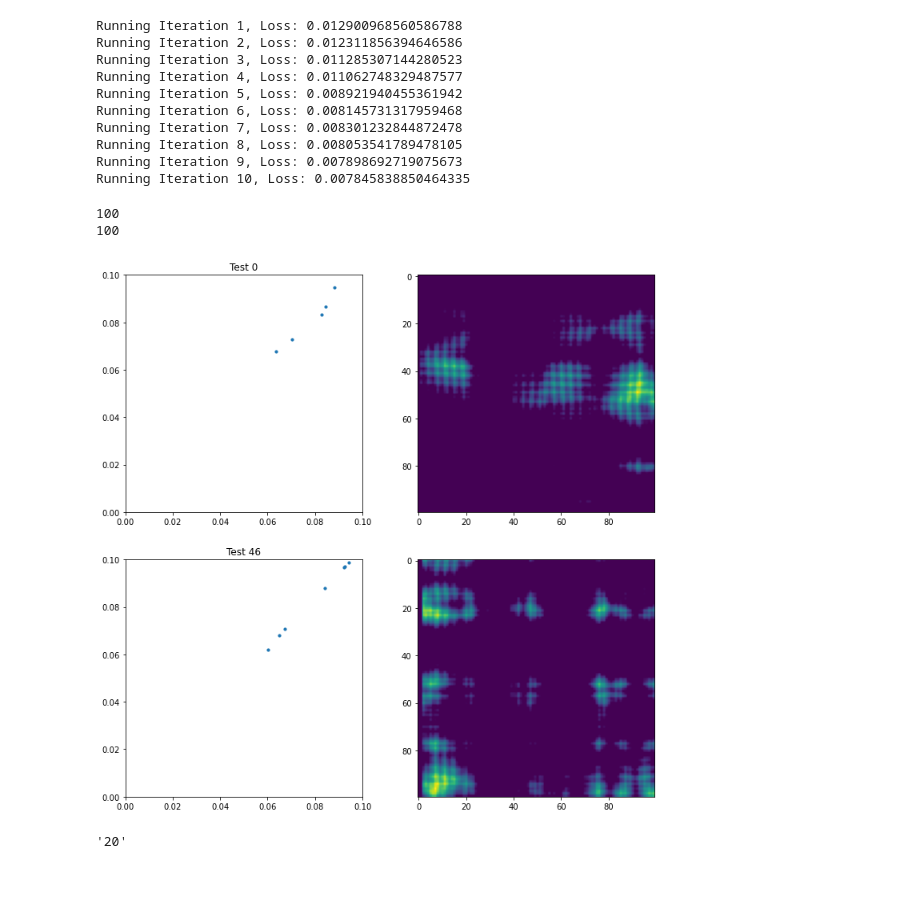
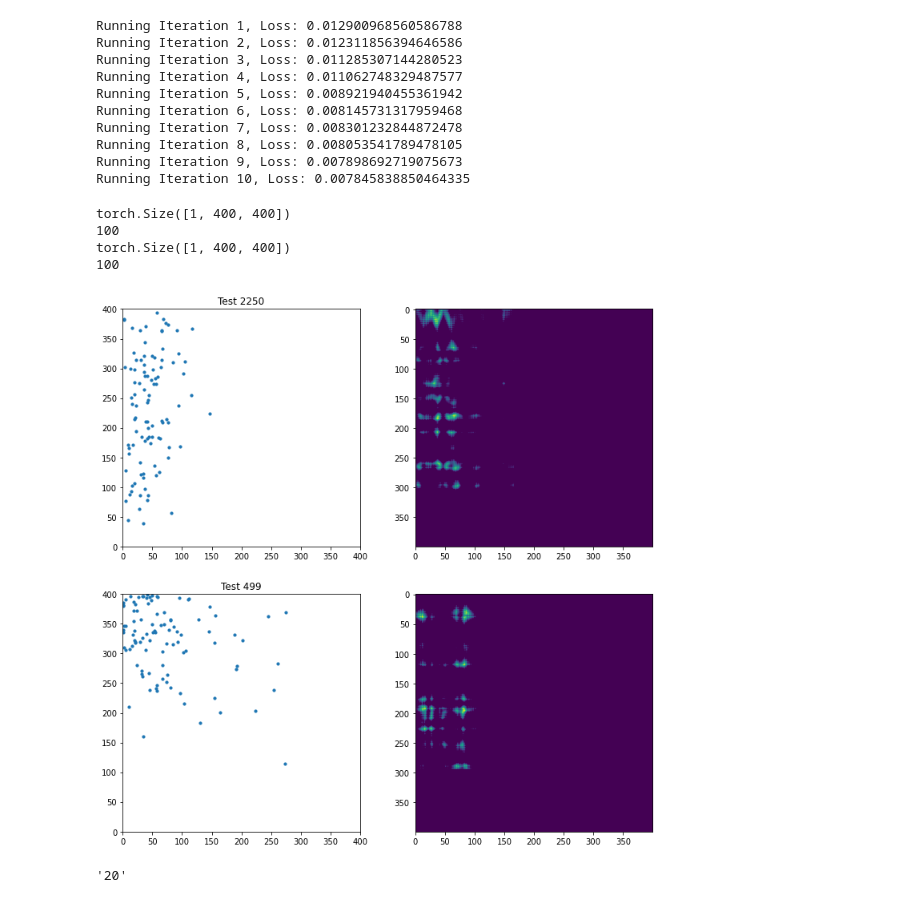
Before and after one commit to samsledje/D-SCRIPT, a Jupyter notebook: notebooks/geomloss.ipynb, the cells around one changed output. Cells and saved outputs as stored; diff of their text form; code cells hidden in the pictures.

```diff
--- a/notebooks/geomloss.ipynb
+++ b/notebooks/geomloss.ipynb
@@ -71,7 +72,7 @@ preprocess = lambda a: skmeas.block_reduce(a[0], (a[1],a[1]), np.max)
 
 
 class CmapData(Dataset):
-    def __init__(self, h5locs, no_samples = 100, max_row = 500, max_col = 500, threshold = 0.1, preprocess = None):
+    def __init__(self, h5locs, no_samples = 100, max_row = 400, max_col = 400, threshold = 0.1, preprocess = None):
         super(CmapData, self).__init__()
         print(h5locs)
         self.h5files = [h5py.File(h5loc, "r") for h5loc in h5locs]
@@ -98,7 +99,7 @@ class CmapData(Dataset):
                 return self.h5files[h5id]
 
     def __len__(self):
-        return 1000 # len(self.h5samples)
+        return len(self.h5samples)
 
     def __getitem__(self, id):
         assert id < len(self.h5samples)
@@ -203,8 +204,7 @@ Running Iteration 8, Loss: 0.008053541789478105
 Running Iteration 9, Loss: 0.007898692719075673
 Running Iteration 10, Loss: 0.007845838850464335
 # %%
-#torch.save(model, "/sampler-sav/iter_995.sav")
-model = torch.load("sampler-sav/iter_9.sav", map_location=device)
+model = torch.load("../data/models/sampler/sampler-run-Mon-26-Dec-2022-12:07:02-PM-EST/iter_999.sav", map_location=device)
 # %%
 def display_samples(ax, x, color):
     x_ = x.detach().cpu().numpy()
@@ -221,40 +221,42 @@ with torch.no_grad():
 
         A  = A.to(device)
         Y  = Y.to(device)
-
+        print(A.shape)
         Ypred = torch.transpose(model(A.unsqueeze(0)), 1, 2).squeeze(0).squeeze(0)
         if device.type != "cpu":
             Ypred = Ypred.to("cpu")
             A = A.to("cpu")
             Y = Y.to("cpu")
 
         colors = (20 * Ypred[:, 0]).cos() * (20 * Ypred[:, 1]).cos()
         colors = colors.numpy()
         colors = np.concatenate([colors,
                                  #[0] * colors.shape[0]
                                 ])
         # display_samples(axes[i, 0], torch.concat([#Ypred,
         #                                   Y
         #                                  ]), color= [0] * colors.shape[0])
         print(len(Y))
-        axes[i, 0].scatter(Ypred[:, 0], Ypred[:, 1], s = 10)
+        axes[i, 0].scatter(Ypred[:, 0] * 400, 400 - Ypred[:, 1] * 400, s = 10)
         axes[i, 0].set_title(f"Test {k}")
         axes[i, 0].set_aspect("equal", adjustable="box")
 
-        axes[i, 0].axis([0, 0.1, 0, 0.1])
+        axes[i, 0].axis([0, 400, 0, 400])
 
 #         plt.xticks([], [])
 #         plt.yticks([], [])
-        axes[i, 1].imshow(A[0][np.arange(99, -1, -1), : 100])
+        axes[i, 1].imshow(A[0])
 
         plt.gca().set_aspect("equal", adjustable="box")
 
 #plt.tight_layout()
 plt.show()
 # %% [output]
+torch.Size([1, 400, 400])
 100
+torch.Size([1, 400, 400])
 100
-[figure, old version]
+[figure, new version]
 # %%
 import re
 comp = re.compile(r"_(\d*).sav")
```
Also changed, not shown: parts of 3 cells of this notebook, 21 other files.
